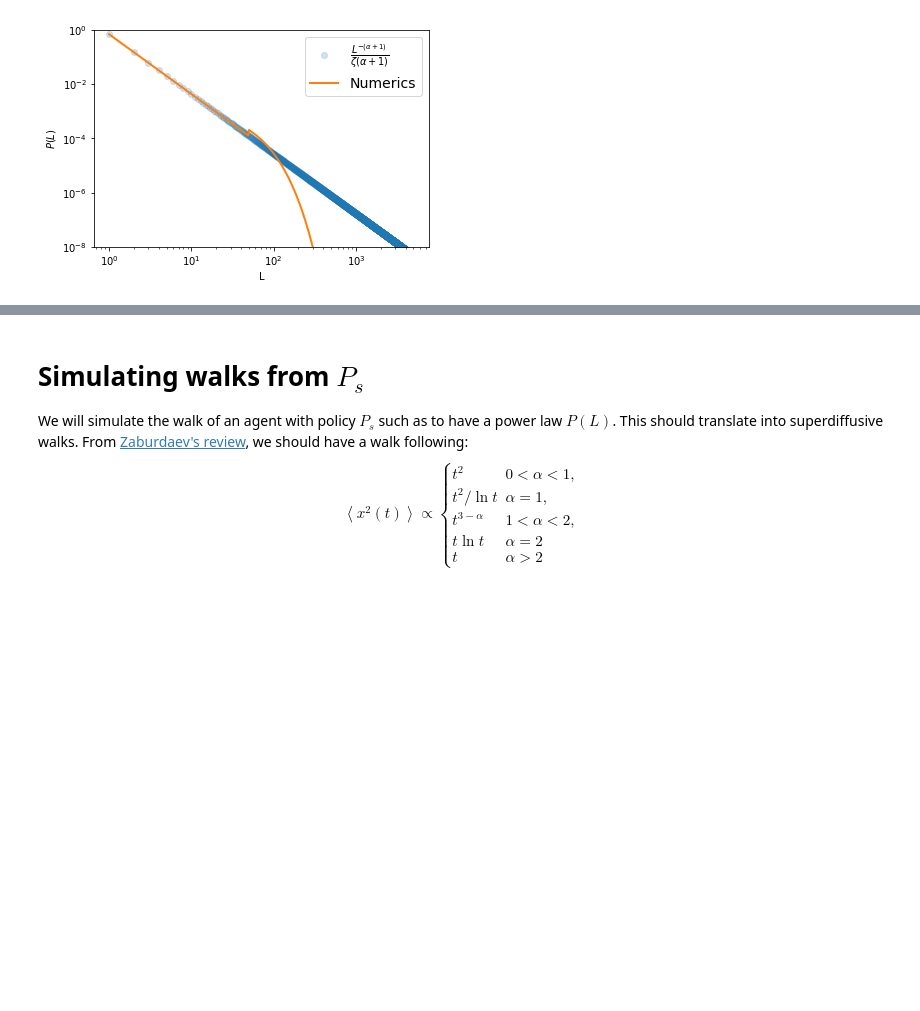
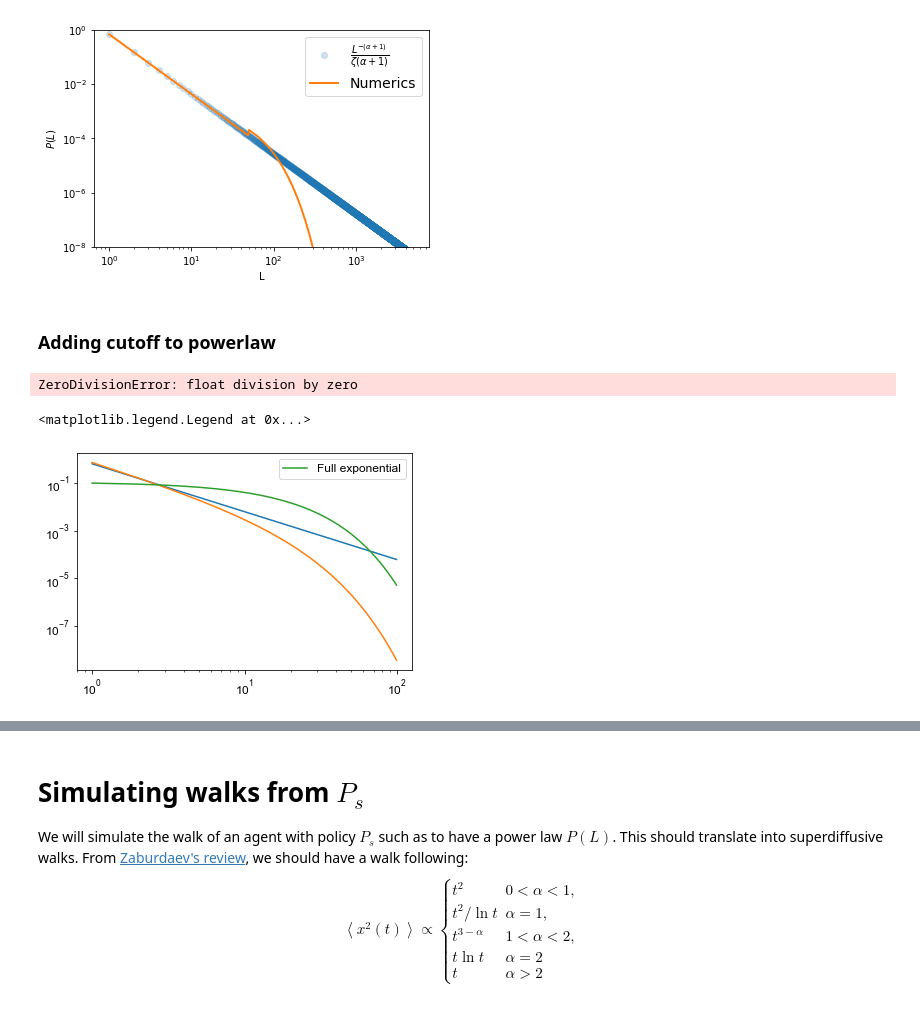
Before and after one commit to gorkamunoz/rl_opts, a Jupyter notebook: nbs/theoretical_policy.ipynb, the cells around one changed output, grey strips where cells are left out. Drawn from its saved outputs; the diff is of its cells as text; code cells hidden in the pictures; blank space fills up the shorter version.

```diff
--- a/nbs/theoretical_policy.ipynb
+++ b/nbs/theoretical_policy.ipynb
@@ -146,3 +161,5 @@ plt.legend(fontsize = 14)
 # %% [output]
 <matplotlib.legend.Legend at 0x...>
 [figure]
+# %% [markdown]
+### Adding cutoff to powerlaw
@@ -148,0 +168,28 @@ plt.legend(fontsize = 14)
+# %%
+from sympy import harmonic, N as Nsym
+
+def pw_strict_cutoff(L, alpha, Lmax = 100):
+    if L > Lmax:
+        return 0
+    else:
+        return L**(-alpha-1)/float(harmonic(Lmax, alpha+1))
+pw_strict_cutoff(10, 0.5, Lmax = 100)
+# %% [output]
+ZeroDivisionError: float division by zero
+# %%
+from mpmath import polylog
+
+def pw_exp(L, alpha = 1, xi = 0.01):
+    return L**(-1-alpha)*np.exp(-xi*L)/float(polylog(1+alpha, np.exp(-xi)))
+# %%
+Lmax = 100
+pl = pw_exp(np.arange(1,Lmax).astype(float), 1, 0)
+plt.loglog(np.arange(1, Lmax), pl)
+pl = pw_exp(np.arange(1,Lmax).astype(float), 1, 0.1)
+plt.loglog(np.arange(1, Lmax), pl)
+pl = pw_exp(np.arange(1,Lmax).astype(float), -1, 0.1)
+plt.loglog(np.arange(1, Lmax), pl, label = 'Full exponential')
+plt.legend()
+# %% [output]
+<matplotlib.legend.Legend at 0x...>
+[figure, added]
```
Also changed, not shown: parts of 69 cells of this notebook, 3 other files.
